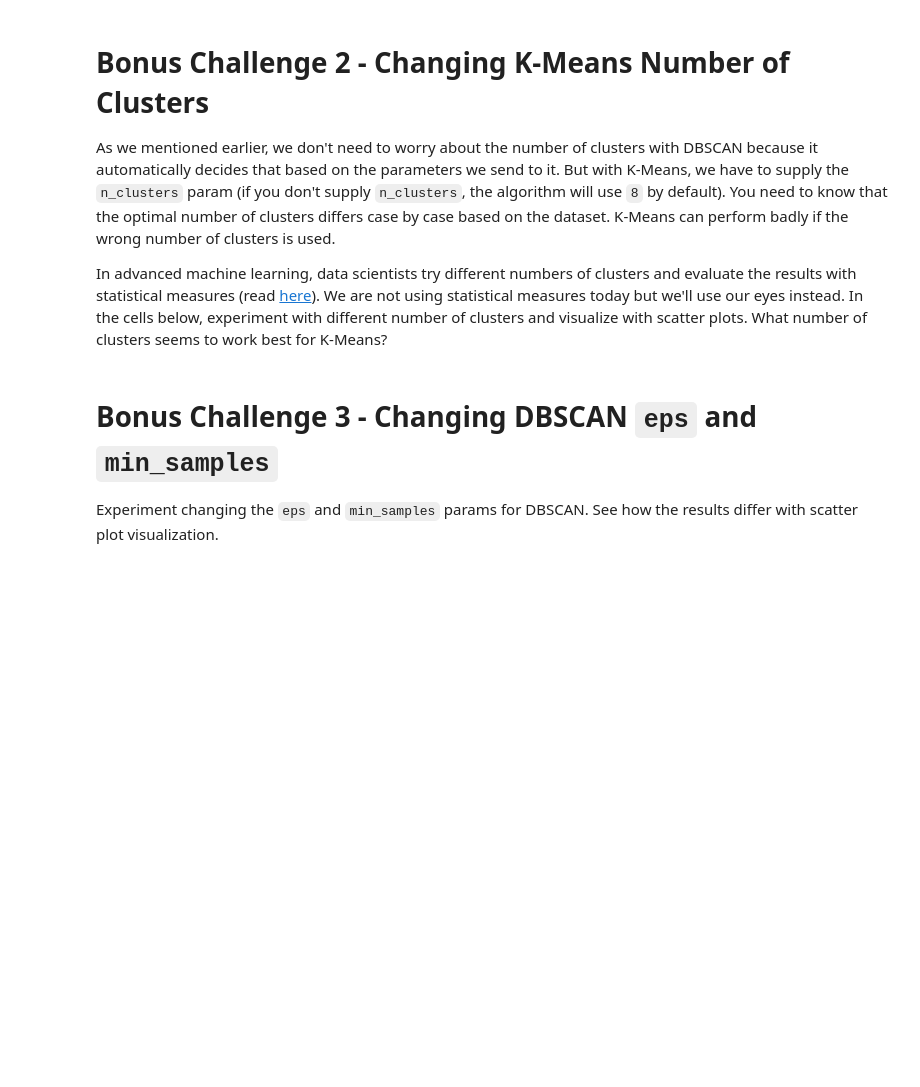
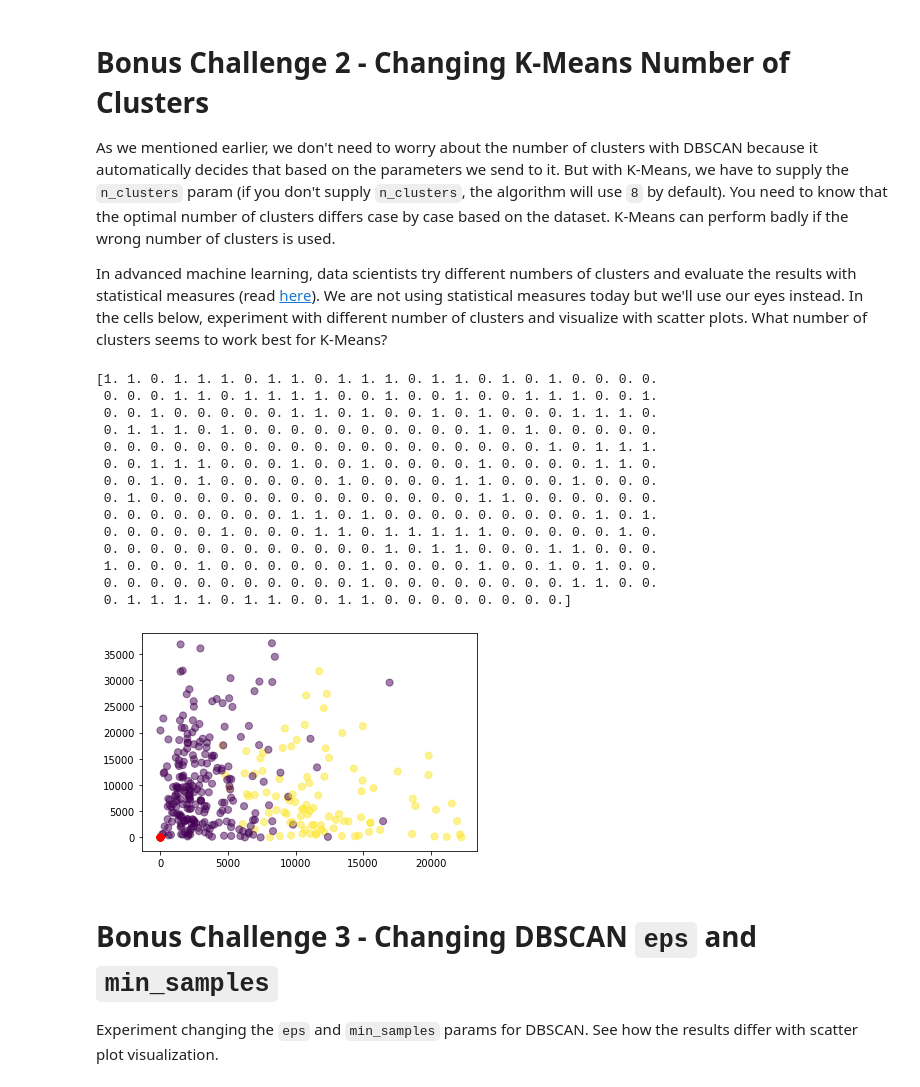
Before and after one commit to Juliaroch/dataptmad1019, a Jupyter notebook: module-3/lab-unsupervised-learning/your-code/main.ipynb, the cells around one changed output. Saved outputs shown, nothing was run; the diff lists cells and outputs as text; code cells hidden in the pictures; blank space fills up the shorter version.

```diff
--- a/module-3/lab-unsupervised-learning/your-code/main.ipynb
+++ b/module-3/lab-unsupervised-learning/your-code/main.ipynb
@@ -194,0 +348,29 @@ In advanced machine learning, data scientists try different numbers of clusters
+# %%
+# Your code here
+from sklearn.cluster import KMeans
+kmeans = KMeans(n_clusters=2).fit(customers_scale)
+print(kmeans.labels_.astype(float))
+
+customers['labels'] = kmeans.labels_.astype(float)
+x= customers['Grocery']
+y= customers['Fresh']
+
+plt.scatter(x,y, c= kmeans.labels_.astype(float), s=50, alpha=0.5)
+plt.scatter(centroids[:, 0], centroids[:, 1], c='red', s=50)
+plt.show()
+# %% [output]
+[1. 1. 0. 1. 1. 1. 0. 1. 1. 0. 1. 1. 1. 0. 1. 1. 0. 1. 0. 1. 0. 0. 0. 0.
+ 0. 0. 0. 1. 1. 0. 1. 1. 1. 1. 0. 0. 1. 0. 0. 1. 0. 0. 1. 1. 1. 0. 0. 1.
+ 0. 0. 1. 0. 0. 0. 0. 0. 1. 1. 0. 1. 0. 0. 1. 0. 1. 0. 0. 0. 1. 1. 1. 0.
+ 0. 1. 1. 1. 0. 1. 0. 0. 0. 0. 0. 0. 0. 0. 0. 0. 1. 0. 1. 0. 0. 0. 0. 0.
+ 0. 0. 0. 0. 0. 0. 0. 0. 0. 0. 0. 0. 0. 0. 0. 0. 0. 0. 0. 1. 0. 1. 1. 1.
+ 0. 0. 1. 1. 1. 0. 0. 0. 1. 0. 0. 1. 0. 0. 0. 0. 1. 0. 0. 0. 0. 1. 1. 0.
+ 0. 0. 1. 0. 1. 0. 0. 0. 0. 0. 1. 0. 0. 0. 0. 1. 1. 0. 0. 0. 1. 0. 0. 0.
+ 0. 1. 0. 0. 0. 0. 0. 0. 0. 0. 0. 0. 0. 0. 0. 0. 1. 1. 0. 0. 0. 0. 0. 0.
+ 0. 0. 0. 0. 0. 0. 0. 0. 1. 1. 0. 1. 0. 0. 0. 0. 0. 0. 0. 0. 0. 1. 0. 1.
+ 0. 0. 0. 0. 0. 1. 0. 0. 0. 1. 1. 0. 1. 1. 1. 1. 1. 0. 0. 0. 0. 0. 1. 0.
+ 0. 0. 0. 0. 0. 0. 0. 0. 0. 0. 0. 0. 1. 0. 1. 1. 0. 0. 0. 1. 1. 0. 0. 0.
+ 1. 0. 0. 0. 1. 0. 0. 0. 0. 0. 0. 1. 0. 0. 0. 0. 1. 0. 0. 1. 0. 1. 0. 0.
+ 0. 0. 0. 0. 0. 0. 0. 0. 0. 0. 0. 1. 0. 0. 0. 0. 0. 0. 0. 0. 1. 1. 0. 0.
+ 0. 1. 1. 1. 1. 0. 1. 1. 0. 0. 1. 1. 0. 0. 0. 0. 0. 0. 0. 0.]
+[figure, added]
```
Also changed, not shown: parts of 27 cells of this notebook.
